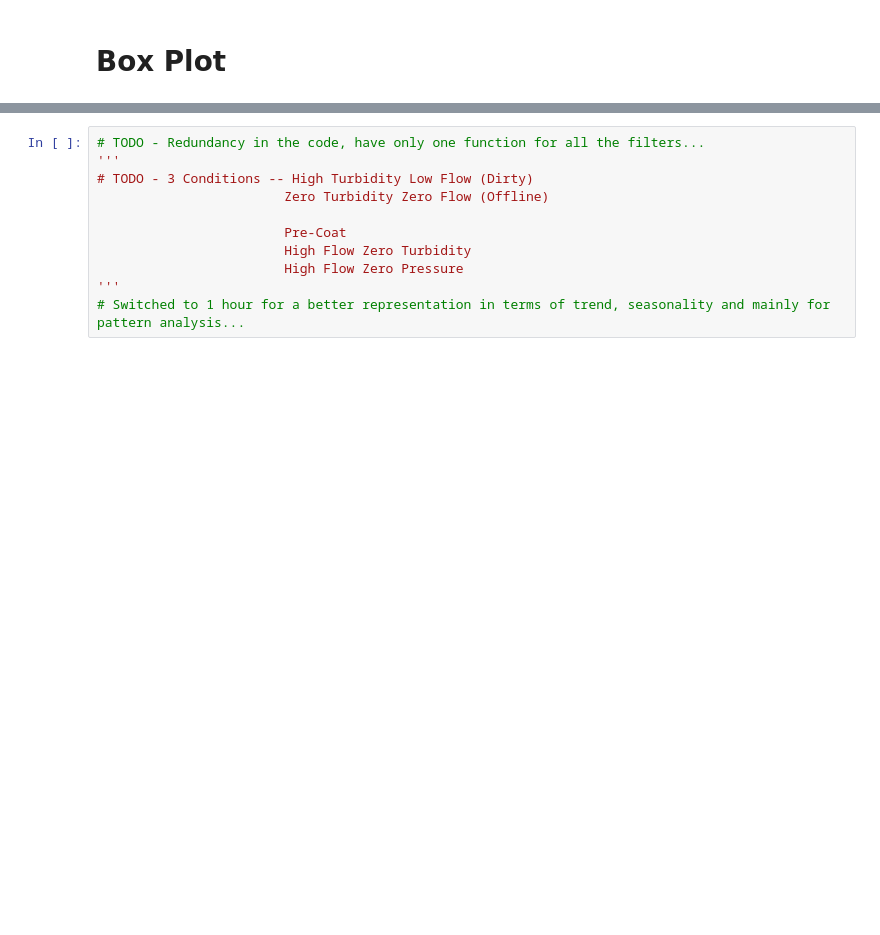
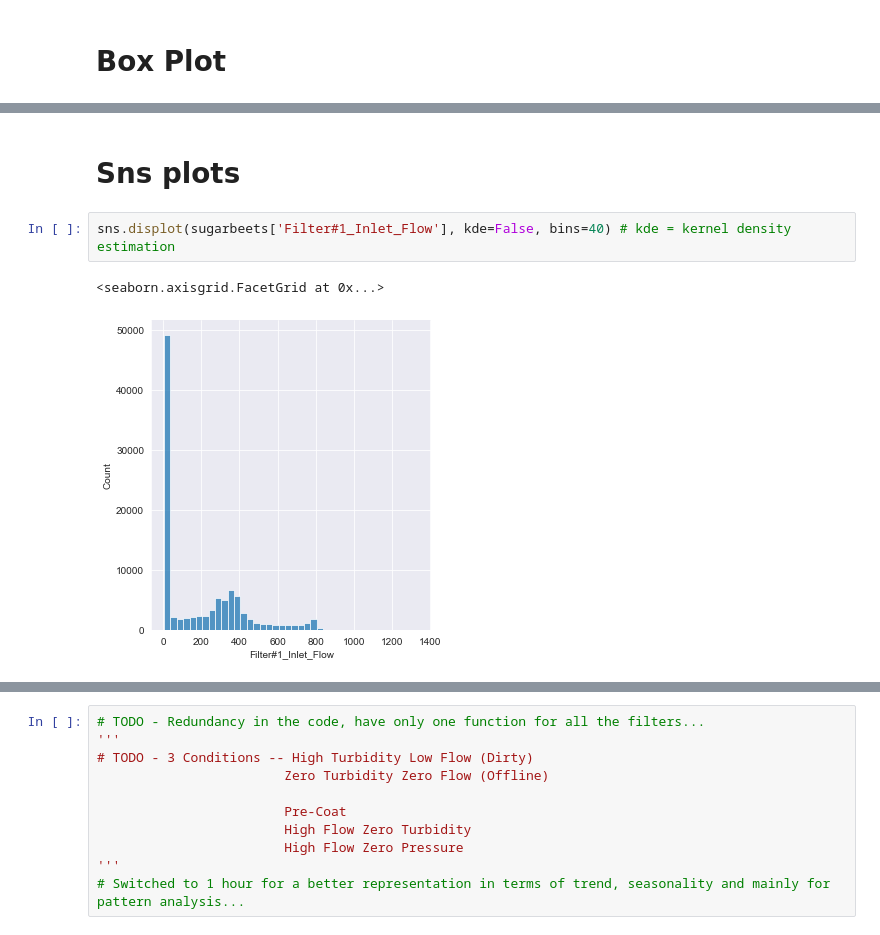
Before and after one commit to saikiranpennam/sugarbeet_analysis, a Jupyter notebook: filters_data_new.ipynb, the cells around one changed output, grey strips where cells are left out. Drawn from its saved outputs; the diff is of its cells as text; blank space fills up the shorter version.

```diff
--- a/filters_data_new.ipynb
+++ b/filters_data_new.ipynb
@@ -129,0 +133,7 @@ _ = ax.set_xticklabels(ax.get_xticklabels(), rotation = 30)
+# %% [markdown]
+# Sns plots
+# %%
+sns.displot(sugarbeets['Filter#1_Inlet_Flow'], kde=False, bins=40) # kde = kernel density estimation
+# %% [output]
+<seaborn.axisgrid.FacetGrid at 0x...>
+[figure, added]
```
Also changed, not shown: parts of 9 cells of this notebook.
